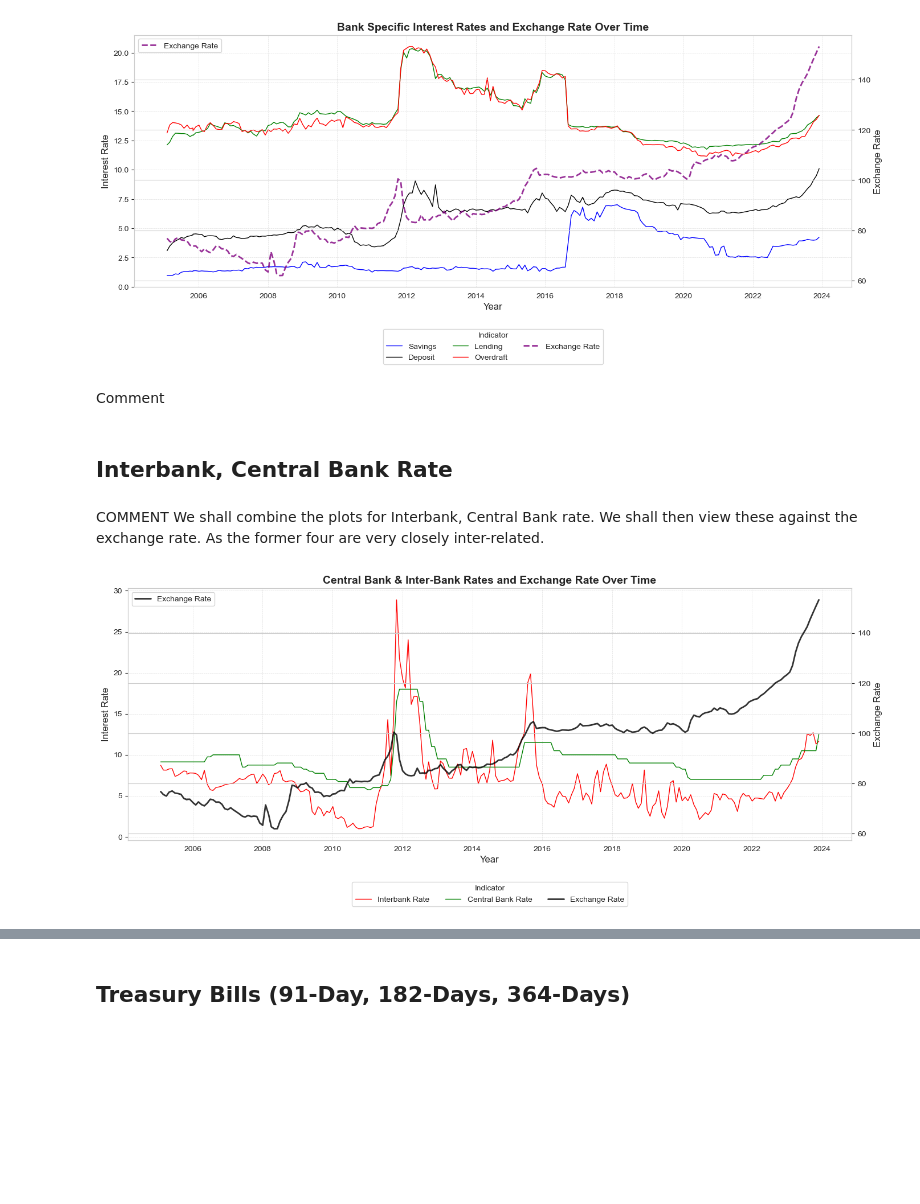
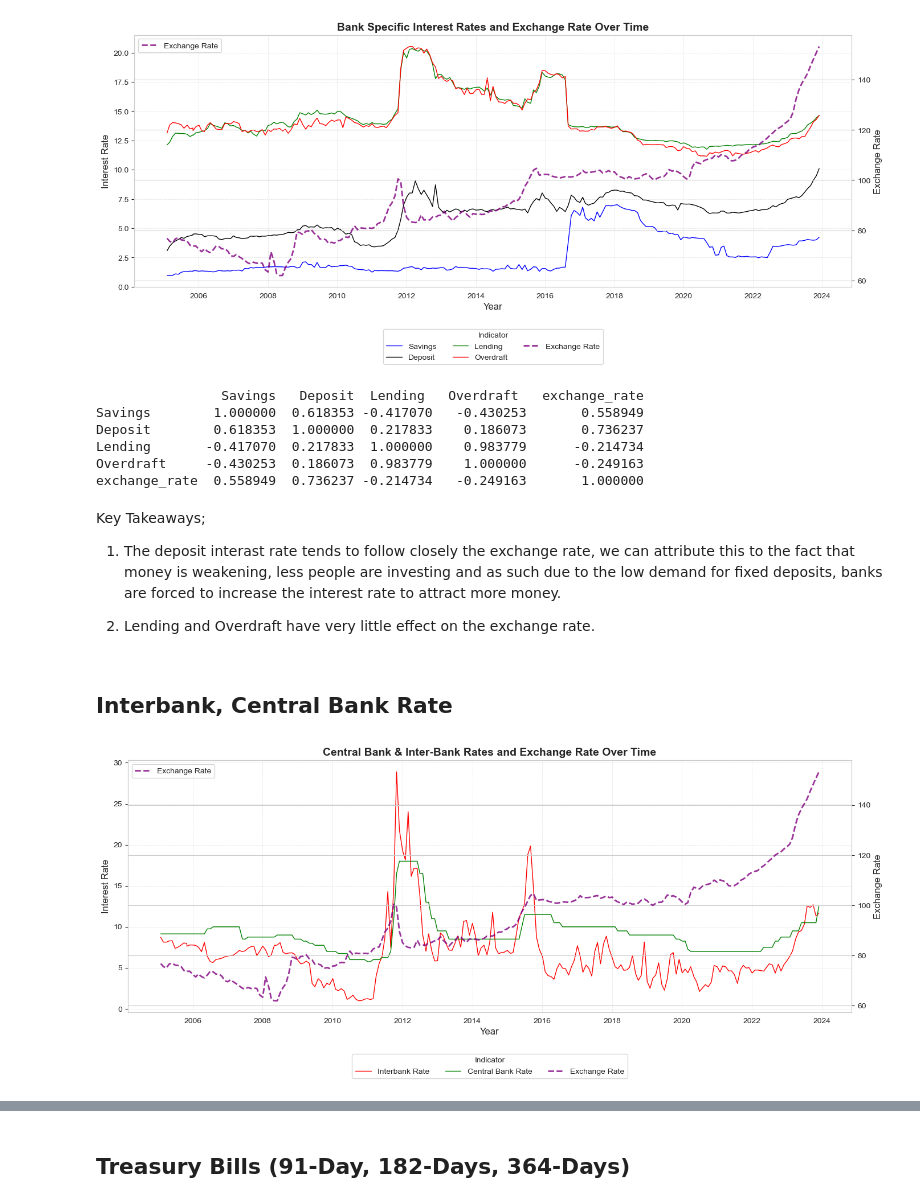
Before and after one commit to kdizz/Group8Phase5Capstone, a Jupyter notebook: main proj.ipynb, the cells around one changed output, grey strips where cells are left out. Cells and saved outputs as stored; diff of their text form; code cells hidden in the pictures; blank space fills up the shorter version.

```diff
--- a/main proj.ipynb
+++ b/main proj.ipynb
@@ -286,39 +325,56 @@ plt.subplots_adjust(bottom=0.2)
 plt.show()
 # %% [output]
 [figure]
+# %%
+# Let's compute a correlation matrix.
+cols = ["Savings", "Deposit", "Lending ", "Overdraft ", "exchange_rate"]
+corr_matrix = dfmonthly[cols].corr()
+print(corr_matrix)
+# %% [output]
+                Savings   Deposit  Lending   Overdraft   exchange_rate
+Savings        1.000000  0.618353 -0.417070   -0.430253       0.558949
+Deposit        0.618353  1.000000  0.217833    0.186073       0.736237
+Lending       -0.417070  0.217833  1.000000    0.983779      -0.214734
+Overdraft     -0.430253  0.186073  0.983779    1.000000      -0.249163
+exchange_rate  0.558949  0.736237 -0.214734   -0.249163       1.000000
 # %% [markdown]
-Comment
+Key Takeaways;
+
+1. The deposit interast rate tends to follow closely the exchange rate, we can attribute this to the fact that money is weakening, less people are investing and as such due to the low demand for fixed deposits, banks are forced to increase the interest rate to attract more money.
+
+2. Lending and Overdraft have very little effect on the exchange rate.
 # %% [markdown]
 ## Interbank, Central Bank Rate
-# %% [markdown]
-COMMENT We shall combine the plots for Interbank, Central Bank rate. We shall then view these against the exchange rate. As the former four are very closely inter-related.
 # %%
+#We shall combine the plots for Interbank, Central Bank rate.
+#We shall then view these against the exchange rate. As the two are very closely inter-related.
+#using a similar overlay as well.
 sns.set_style("whitegrid")
 
 fig, ax1 = plt.subplots(figsize=(14, 6))
 
 sns.lineplot(data=dfmonthly, x="Date", y="Interbank Rate", ax=ax1, label="Interbank Rate", color="red", linewidth=1)
 sns.lineplot(data=dfmonthly, x="Date", y="Central Bank Rate", ax=ax1, label="Central Bank Rate", color="green", linewidth=1)
 
 ax1.set_ylabel("Interest Rate", fontsize=12)
 ax1.set_xlabel("Year", fontsize=12)
 ax1.set_title("Central Bank & Inter-Bank Rates and Exchange Rate Over Time", fontsize=14, fontweight="bold")
 
 ax2 = ax1.twinx()
 sns.lineplot(data=dfmonthly, x="Date", y="exchange_rate", ax=ax2,
-             label="Exchange Rate", color="black", linewidth=2, linestyle="-", alpha=0.8)
+             label="Exchange Rate", color="purple", linewidth=2, linestyle="--", alpha=0.8)
 
 ax2.set_ylabel("Exchange Rate", fontsize=12)
 
 lines1, labels1 = ax1.get_legend_handles_labels()
 lines2, labels2 = ax2.get_legend_handles_labels()
 
 ax1.legend(lines1 + lines2, labels1 + labels2, title="Indicator", loc="upper center", bbox_to_anchor=(0.5, -0.15), ncol=3)
 
 ax1.grid(True, which='both', linestyle='--', linewidth=0.5, alpha=0.6)
 plt.tight_layout()
 plt.subplots_adjust(bottom=0.2)
 
 plt.show()
 # %% [output]
-[figure, old version]
+[figure, new version]
```
Also changed, not shown: parts of 64 cells of this notebook, 1 other file.
